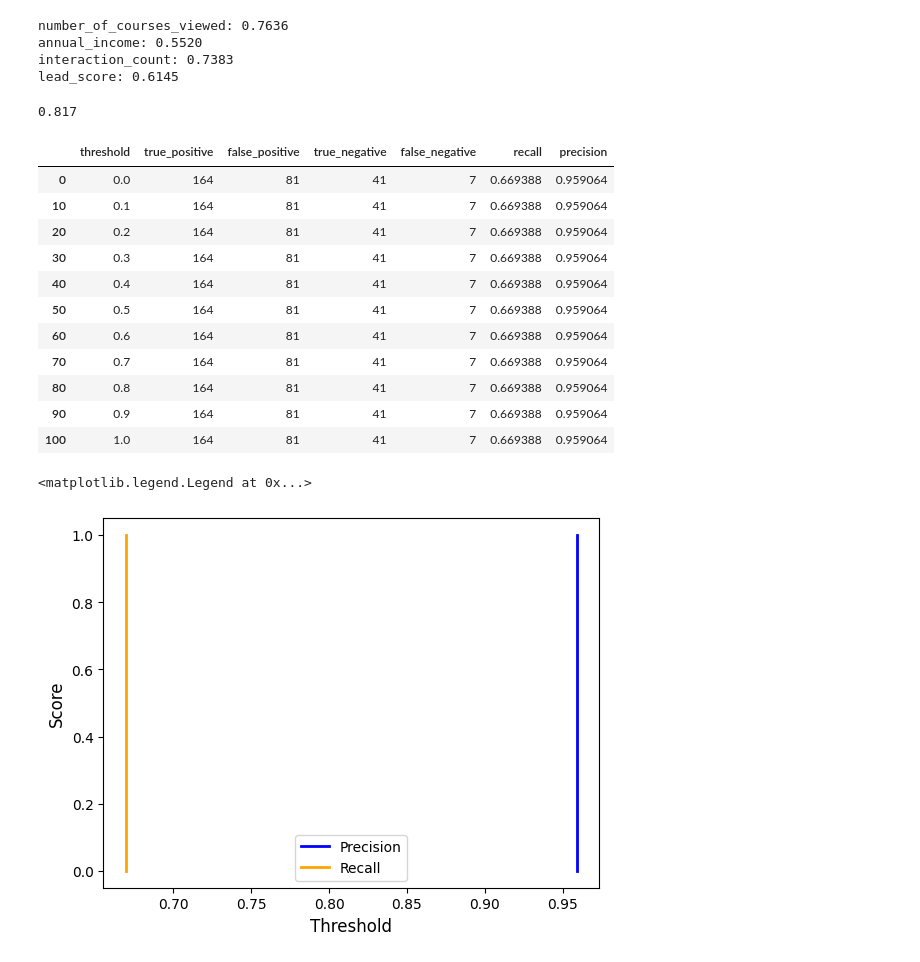
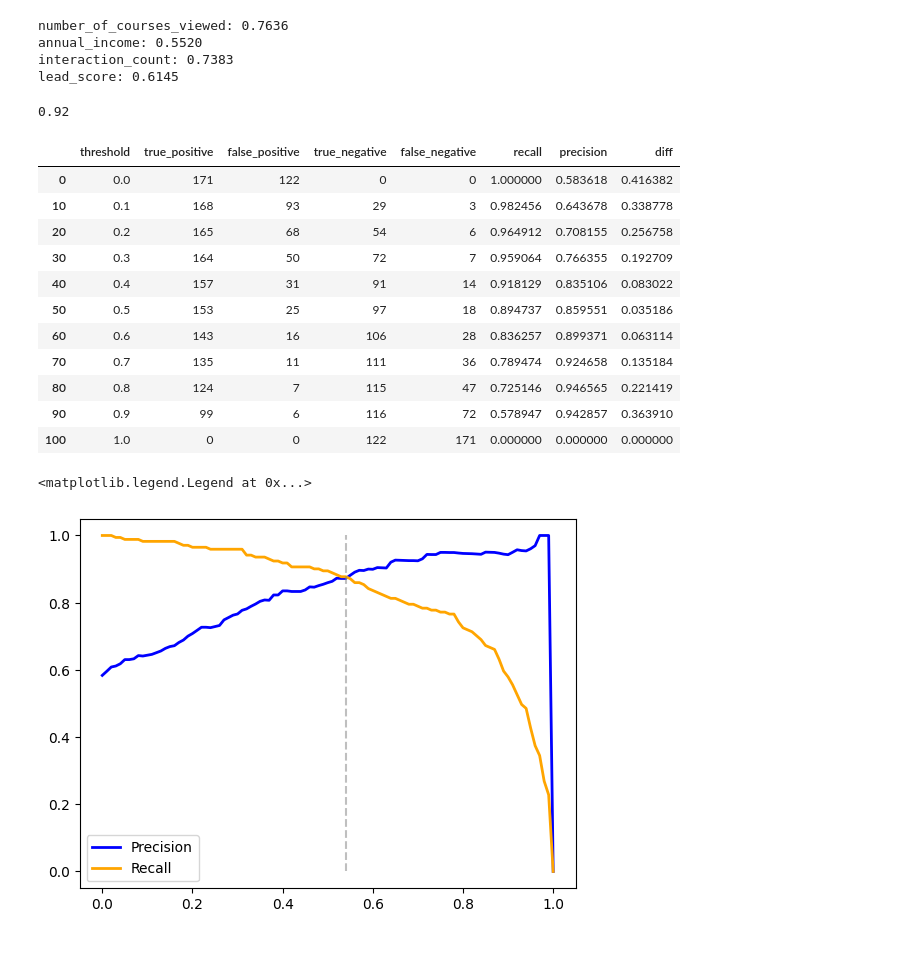
Before and after one commit to fxmidaaa/ml-homework-practice, a Jupyter notebook: homework4_evaluation_metrics/homework.ipynb, the cells around one changed output. Cells and saved outputs as stored; diff of their text form; code cells hidden in the pictures.

Commit message:
finished homework 4: roc-auc score within thresholds, precision-recall, f1-score, 5Fold, hyperparameter tuning

```diff
--- a/homework4_evaluation_metrics/homework.ipynb
+++ b/homework4_evaluation_metrics/homework.ipynb
@@ -60,7 +60,7 @@ dv = DictVectorizer(sparse=False)
 X_train = dv.fit_transform(train_dicts)
 X_val = dv.transform(val_dicts)
 
-model = LogisticRegression(solver='liblinear', C=1.0, max_iter=1000)
+model = LogisticRegression(C=1.0, max_iter=1000)
 model.fit(X_train, y_train)
 
 y_pred = model.predict_proba(X_val)[:, 1]
@@ -69,7 +69,7 @@ val_auc = roc_auc_score(y_val, y_pred)
 
 round(val_auc, 3)
 # %% [output]
-0.817
+0.92
 # %%
 scores = []
 thresholds = np.linspace(0, 1, 101)
@@ -78,8 +78,8 @@ actual_positive = (y_val == 1)
 actual_negative = (y_val == 0)
 
 for t in thresholds:
-    predict_positive = (y_pred >= 0.5)
-    predict_negative = (y_pred < 0.5)
+    predict_positive = (y_pred >= t)
+    predict_negative = (y_pred < t)
 
     tp = (predict_positive & actual_positive).sum()
     tn = (predict_negative & actual_negative).sum()
@@ -89,33 +89,33 @@ for t in thresholds:
 
     precision = tp / (tp + fp) if (tp + fp) > 0 else 0
     recall = tp / (tp + fn) if (tp + fn) > 0 else 0
+    diff = abs(precision - recall)
 
-    scores.append((t, tp, fp, tn, fn, recall, precision))
+    scores.append((t, tp, fp, tn, fn, recall, precision, diff))
 # %%
-df_scores = pd.DataFrame(scores, columns=['threshold', 'true_positive', 'false_positive', 'true_negative', 'false_negative', 'recall', 'precision'])
+df_scores = pd.DataFrame(scores, columns=['threshold', 'true_positive', 'false_positive', 'true_negative', 'false_negative', 'recall', 'precision', 'diff'])
 
 df_scores[::10]
 # %% [output]
-|  | threshold | true_positive | false_positive | true_negative | false_negative | recall | precision |
-| 0 | 0.0 | 164 | 81 | 41 | 7 | 0.669388 | 0.959064 |
-| 10 | 0.1 | 164 | 81 | 41 | 7 | 0.669388 | 0.959064 |
-| 20 | 0.2 | 164 | 81 | 41 | 7 | 0.669388 | 0.959064 |
-| 30 | 0.3 | 164 | 81 | 41 | 7 | 0.669388 | 0.959064 |
-| 40 | 0.4 | 164 | 81 | 41 | 7 | 0.669388 | 0.959064 |
-| 50 | 0.5 | 164 | 81 | 41 | 7 | 0.669388 | 0.959064 |
-| 60 | 0.6 | 164 | 81 | 41 | 7 | 0.669388 | 0.959064 |
-| 70 | 0.7 | 164 | 81 | 41 | 7 | 0.669388 | 0.959064 |
-| 80 | 0.8 | 164 | 81 | 41 | 7 | 0.669388 | 0.959064 |
-| 90 | 0.9 | 164 | 81 | 41 | 7 | 0.669388 | 0.959064 |
-| 100 | 1.0 | 164 | 81 | 41 | 7 | 0.669388 | 0.959064 |
+|  | threshold | true_positive | false_positive | true_negative | false_negative | recall | precision | diff |
+| 0 | 0.0 | 171 | 122 | 0 | 0 | 1.000000 | 0.583618 | 0.416382 |
+| 10 | 0.1 | 168 | 93 | 29 | 3 | 0.982456 | 0.643678 | 0.338778 |
+| 20 | 0.2 | 165 | 68 | 54 | 6 | 0.964912 | 0.708155 | 0.256758 |
+| 30 | 0.3 | 164 | 50 | 72 | 7 | 0.959064 | 0.766355 | 0.192709 |
+| 40 | 0.4 | 157 | 31 | 91 | 14 | 0.918129 | 0.835106 | 0.083022 |
+| 50 | 0.5 | 153 | 25 | 97 | 18 | 0.894737 | 0.859551 | 0.035186 |
+| 60 | 0.6 | 143 | 16 | 106 | 28 | 0.836257 | 0.899371 | 0.063114 |
+| 70 | 0.7 | 135 | 11 | 111 | 36 | 0.789474 | 0.924658 | 0.135184 |
+| 80 | 0.8 | 124 | 7 | 115 | 47 | 0.725146 | 0.946565 | 0.221419 |
+| 90 | 0.9 | 99 | 6 | 116 | 72 | 0.578947 | 0.942857 | 0.363910 |
+| 100 | 1.0 | 0 | 0 | 122 | 171 | 0.000000 | 0.000000 | 0.000000 |
 # %%
-plt.plot(df_scores.precision, df_scores.threshold, label='Precision', color='blue', linewidth=2)
-plt.plot(df_scores.recall, df_scores.threshold, label='Recall', color='orange', linewidth=2)
+plt.plot(df_scores.threshold, df_scores.precision, label='Precision', color='blue', linewidth=2)
+plt.plot(df_scores.threshold, df_scores.recall, label='Recall', color='orange', linewidth=2)
 
-plt.xlabel('Threshold', fontsize=12)
-plt.ylabel('Score', fontsize=12)
+plt.vlines(0.54, ymin=0, ymax=1, color='grey', linestyle='--', alpha=0.5)
 
 plt.legend()
 # %% [output]
 <matplotlib.legend.Legend at 0x...>
-[figure, old version]
+[figure, new version]
```
Also changed, not shown: parts of 8 cells of this notebook.
